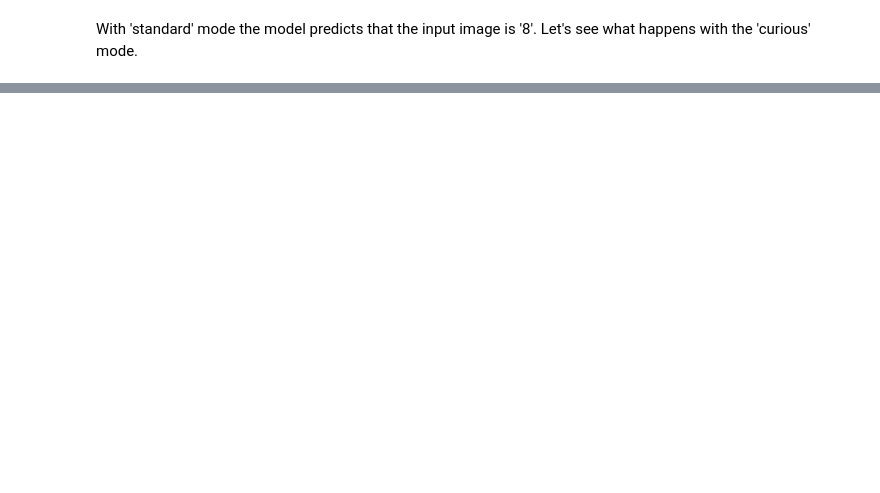
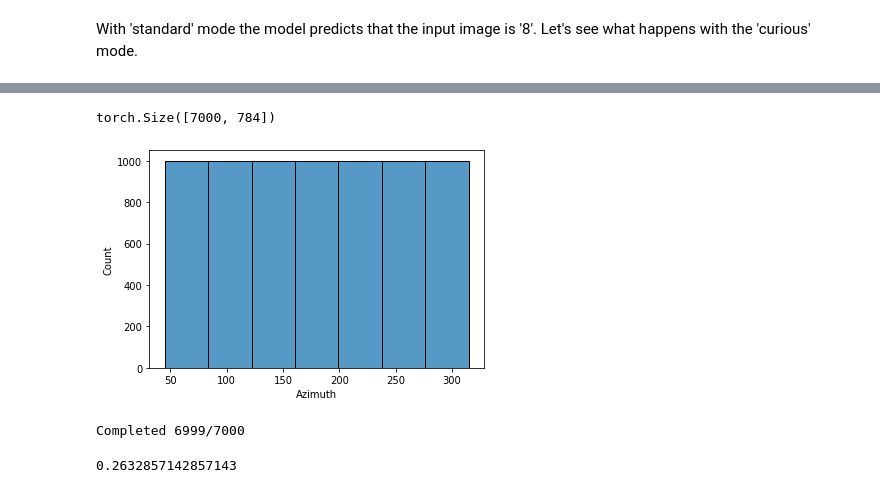
Before and after one commit to shre-db/A-Curious-FFN, a Jupyter notebook: A_Curious_FFN.ipynb, the cells around one changed output, grey strips where cells are left out. Drawn from its saved outputs; the diff is of its cells as text; code cells hidden in the pictures; blank space fills up the shorter version.

```diff
--- a/A_Curious_FFN.ipynb
+++ b/A_Curious_FFN.ipynb
@@ -552,0 +591,27 @@ As seen above, in the last line of the output, the model predicts the input imag
+# %%
+# Inspect test loader
+for item in test_loader:
+  print(item[0].shape)
+# %% [output]
+torch.Size([7000, 784])
+# %%
+# Generate random azimuths that follows uniform distribution, of size equal to test set.
+azimuths = [45, 90, 135, 180, 225, 270, 315]
+"""
+Why these specific azimuths? Earlier, we defined artificial curiosity as applying transformations
+to the provided data before predicting and for demonstration purposes only these azimuth values for
+rotational transformations along with a flip were used. For measuring the effect of using artificial curiosity
+on model performance it is necessary to make sure that test data complies with the scope of defined curiosity,
+therefore these values are used.
+"""
+unif_dist = []
+for angle in azimuths:
+  unif_dist.extend([angle]*int(1/len(azimuths)*7000))
+unif_dist = np.array(unif_dist)
+np.random.shuffle(unif_dist)
+# %%
+sns.histplot(data=unif_dist, bins=7)
+plt.xlabel('Azimuth')
+plt.show()
+# %% [output]
+[figure, added]
@@ -552,0 +622,21 @@ As seen above, in the last line of the output, the model predicts the input imag
+# %%
+# Apply rotational transformation to the images in the testloader using the generated azimuths.
+manip_images = []
+ground_truth = []
+for image_id, azimuth, flip_state in zip(range(7000), unif_dist, flip_mask):
+  sample_image = next(iter(test_loader))[0][image_id].reshape(28, 28)
+  sample_label = next(iter(test_loader))[1][image_id]
+  ground_truth.append(sample_label)
+  sample_image = np.array(sample_image.detach())
+  if flip_state:
+    sample_image = cv2.flip(sample_image, 1)
+  rows, cols = sample_image.shape[:2]
+  center = (cols/2, rows/2)
+  rotation_matrix = cv2.getRotationMatrix2D(center, azimuth, 1)
+  rotated_image = cv2.warpAffine(sample_image, rotation_matrix,  (cols, rows))
+  image = torch.tensor(rotated_image.reshape(1, -1))
+  manip_images.append(image)
+  msg = 'Completed {}/{}'.format(image_id, 7000)
+  sys.stdout.write('\r' + msg)
+# %% [output]
+Completed 6999/7000
@@ -552,0 +655,6 @@ As seen above, in the last line of the output, the model predicts the input imag
+# %%
+# Compare standard mode predictions with ground truth values
+std_accuracy = accuracy_score(ground_truth, std_preds)
+std_accuracy
+# %% [output]
+0.2632857142857143
```
Also changed, not shown: parts of 27 cells of this notebook.
